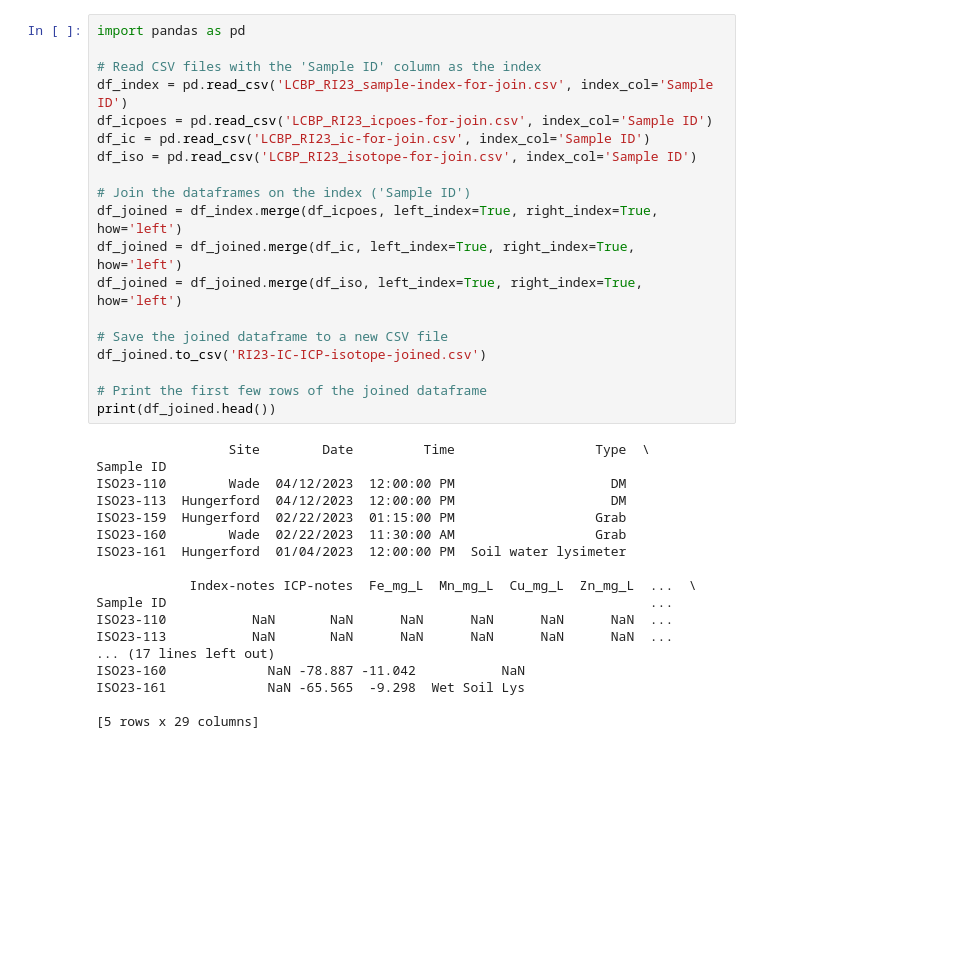
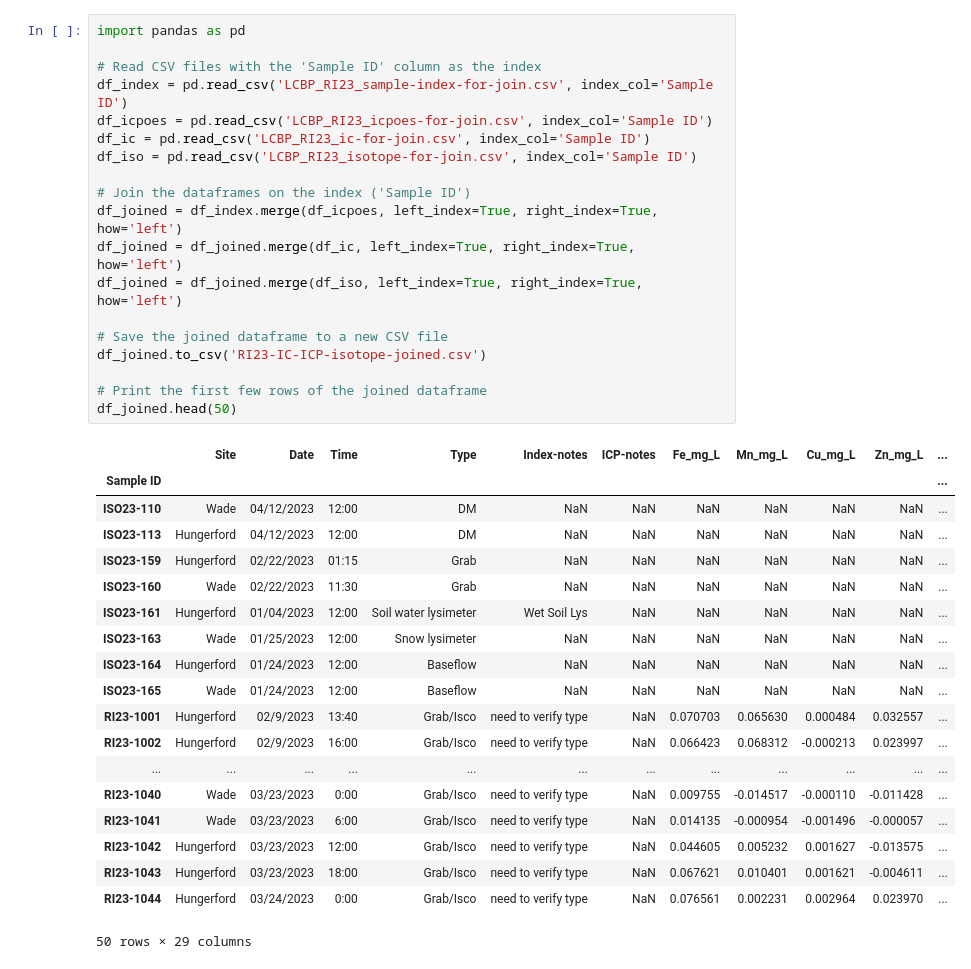
Before and after one commit to MeganEDuffy/EMMA, a Jupyter notebook: isco_metadata/LCBP_RI_sample_index/RI23-sample-ID-join.ipynb, the cells around one changed output. Drawn from its saved outputs; the diff is of its cells as text; blank space fills up the shorter version.

Commit message:
fixed date and time formatting on sample id list for join ri23

```diff
--- a/isco_metadata/LCBP_RI_sample_index/RI23-sample-ID-join.ipynb
+++ b/isco_metadata/LCBP_RI_sample_index/RI23-sample-ID-join.ipynb
@@ -9,37 +25,39 @@ LCBP_RI23_isotope-for-join.csv
 # %%
 import pandas as pd
 
 # Read CSV files with the 'Sample ID' column as the index
 df_index = pd.read_csv('LCBP_RI23_sample-index-for-join.csv', index_col='Sample ID')
 df_icpoes = pd.read_csv('LCBP_RI23_icpoes-for-join.csv', index_col='Sample ID')
 df_ic = pd.read_csv('LCBP_RI23_ic-for-join.csv', index_col='Sample ID')
 df_iso = pd.read_csv('LCBP_RI23_isotope-for-join.csv', index_col='Sample ID')
 
 # Join the dataframes on the index ('Sample ID')
 df_joined = df_index.merge(df_icpoes, left_index=True, right_index=True, how='left')
 df_joined = df_joined.merge(df_ic, left_index=True, right_index=True, how='left')
 df_joined = df_joined.merge(df_iso, left_index=True, right_index=True, how='left')
 
 # Save the joined dataframe to a new CSV file
 df_joined.to_csv('RI23-IC-ICP-isotope-joined.csv')
 
 # Print the first few rows of the joined dataframe
-print(df_joined.head())
+df_joined.head(50)
 # %% [output]
+|  | Site | Date | Time | Type | Index-notes | ICP-notes | Fe_mg_L | Mn_mg_L | Cu_mg_L | Zn_mg_L | ... |
+| Sample ID |  |  |  |  |  |  |  |  |  |  | ... |
+| ISO23-110 | Wade | 04/12/2023 | 12:00 | DM | NaN | NaN | NaN | NaN | NaN | NaN | ... |
+| ISO23-113 | Hungerford | 04/12/2023 | 12:00 | DM | NaN | NaN | NaN | NaN | NaN | NaN | ... |
+| ISO23-159 | Hungerford | 02/22/2023 | 01:15 | Grab | NaN | NaN | NaN | NaN | NaN | NaN | ... |
+| ISO23-160 | Wade | 02/22/2023 | 11:30 | Grab | NaN | NaN | NaN | NaN | NaN | NaN | ... |
+| ISO23-161 | Hungerford | 01/04/2023 | 12:00 | Soil water lysimeter | Wet Soil Lys | NaN | NaN | NaN | NaN | NaN | ... |
+| ISO23-163 | Wade | 01/25/2023 | 12:00 | Snow lysimeter | NaN | NaN | NaN | NaN | NaN | NaN | ... |
+| ISO23-164 | Hungerford | 01/24/2023 | 12:00 | Baseflow | NaN | NaN | NaN | NaN | NaN | NaN | ... |
+| ISO23-165 | Wade | 01/24/2023 | 12:00 | Baseflow | NaN | NaN | NaN | NaN | NaN | NaN | ... |
+| RI23-1001 | Hungerford | 02/9/2023 | 13:40 | Grab/Isco | need to verify type | NaN | 0.070703 | 0.065630 | 0.000484 | 0.032557 | ... |
+| RI23-1002 | Hungerford | 02/9/2023 | 16:00 | Grab/Isco | need to verify type | NaN | 0.066423 | 0.068312 | -0.000213 | 0.023997 | ... |
+| ... | ... | ... | ... | ... | ... | ... | ... | ... | ... | ... | ... |
+| RI23-1040 | Wade | 03/23/2023 | 0:00 | Grab/Isco | need to verify type | NaN | 0.009755 | -0.014517 | -0.000110 | -0.011428 | ... |
+| RI23-1041 | Wade | 03/23/2023 | 6:00 | Grab/Isco | need to verify type | NaN | 0.014135 | -0.000954 | -0.001496 | -0.000057 | ... |
+| RI23-1042 | Hungerford | 03/23/2023 | 12:00 | Grab/Isco | need to verify type | NaN | 0.044605 | 0.005232 | 0.001627 | -0.013575 | ... |
+| RI23-1043 | Hungerford | 03/23/2023 | 18:00 | Grab/Isco | need to verify type | NaN | 0.067621 | 0.010401 | 0.001621 | -0.004611 | ... |
+| RI23-1044 | Hungerford | 03/24/2023 | 0:00 | Grab/Isco | need to verify type | NaN | 0.076561 | 0.002231 | 0.002964 | 0.023970 | ... |
-                 Site        Date         Time                  Type  \
-Sample ID
-ISO23-110        Wade  04/12/2023  12:00:00 PM                    DM
-ISO23-113  Hungerford  04/12/2023  12:00:00 PM                    DM
-ISO23-159  Hungerford  02/22/2023  01:15:00 PM                  Grab
-ISO23-160        Wade  02/22/2023  11:30:00 AM                  Grab
-ISO23-161  Hungerford  01/04/2023  12:00:00 PM  Soil water lysimeter
-
-            Index-notes ICP-notes  Fe_mg_L  Mn_mg_L  Cu_mg_L  Zn_mg_L  ...  \
-Sample ID                                                              ...
-ISO23-110           NaN       NaN      NaN      NaN      NaN      NaN  ...
-ISO23-113           NaN       NaN      NaN      NaN      NaN      NaN  ...
-... (17 lines left out)
-ISO23-160             NaN -78.887 -11.042           NaN
-ISO23-161             NaN -65.565  -9.298  Wet Soil Lys
-
-[5 rows x 29 columns]
+50 rows × 29 columns
```
Also changed, not shown: parts of 2 cells of this notebook, 4 other files.
